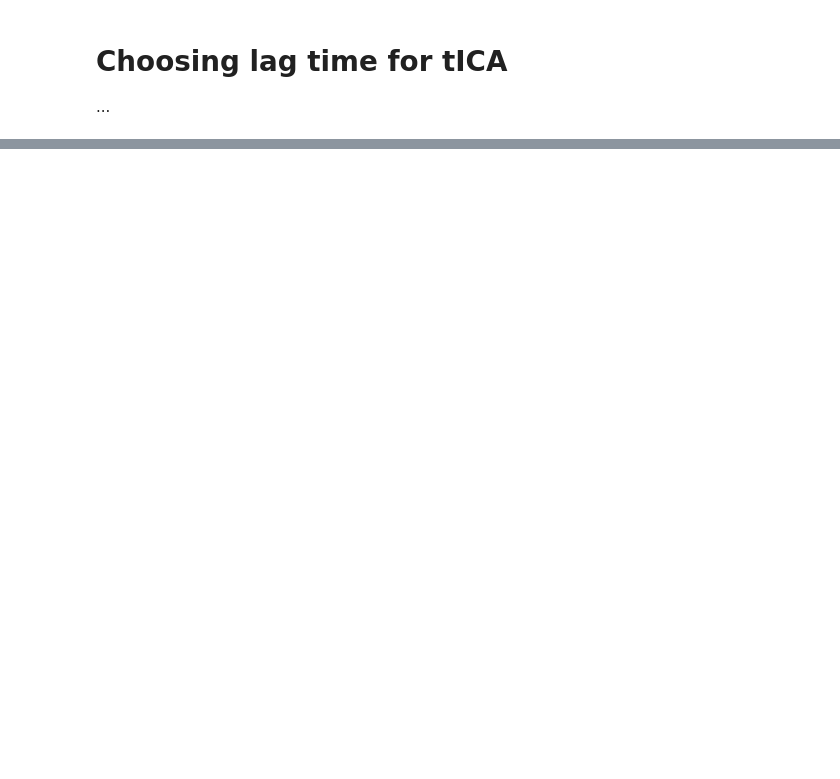
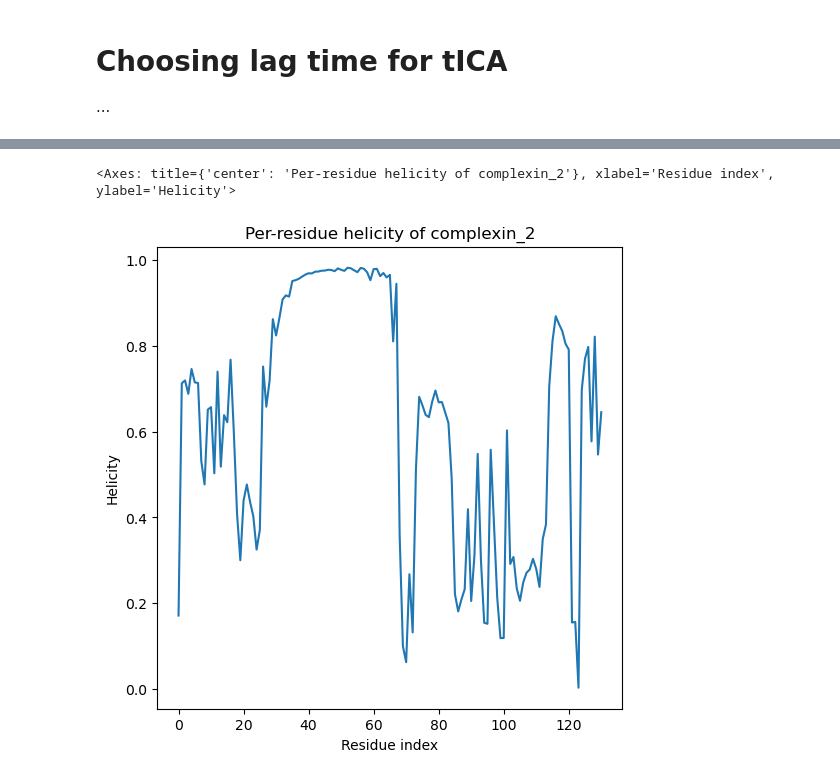
Before and after one commit to LotharBezzon/AF_MD, a Jupyter notebook: traj_analysis.ipynb, the cells around one changed output, grey strips where cells are left out. Saved outputs shown, nothing was run; the diff lists cells and outputs as text; code cells hidden in the pictures; blank space fills up the shorter version.

```diff
--- a/traj_analysis.ipynb
+++ b/traj_analysis.ipynb
@@ -117,0 +122,14 @@ array([0.82416211, 0.95345469, 0.97791102, 0.98033063, 0.97641352,
+# %%
+def plot_helicity(helicity, protein, ax=None):
+    if ax is None:
+        fig, ax = plt.subplots(1, 1, figsize=(6, 6))
+    ax.plot(helicity, color='C0')
+    ax.set_xlabel('Residue index')
+    ax.set_ylabel('Helicity')
+    ax.set_title(f'Per-residue helicity of {protein}')
+    return ax
+
+plot_helicity(helicity, protein)
+# %% [output]
+<Axes: title={'center': 'Per-residue helicity of complexin_2'}, xlabel='Residue index', ylabel='Helicity'>
+[figure, added]
```
Also changed, not shown: parts of 7 cells of this notebook, 12 other files.
